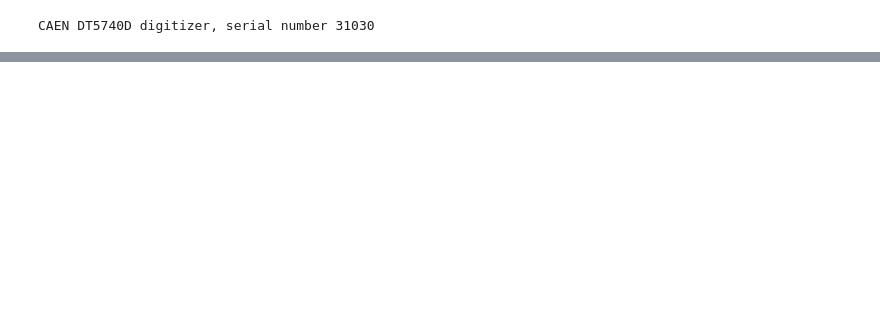
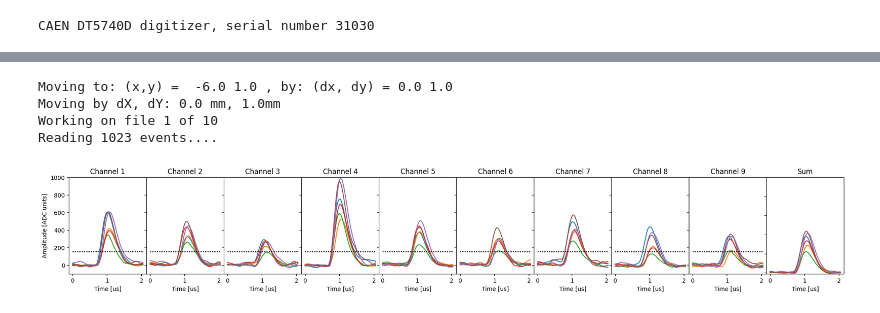
Before and after one commit to Moore-Lab/nanospheres, a Jupyter notebook: DAQ/CAEN/acquire_dt5740_waveforms.ipynb, the cells around one changed output, grey strips where cells are left out. Cells and saved outputs as stored; diff of their text form; code cells hidden in the pictures; blank space fills up the shorter version.

```diff
--- a/DAQ/CAEN/acquire_dt5740_waveforms.ipynb
+++ b/DAQ/CAEN/acquire_dt5740_waveforms.ipynb
@@ -16,6 +14,14 @@ AttributeError: module 'instekPPX10005' has no attribute 'set_volt'
 # %%
-## move stage (x,y in mm)
-vs.set_output(instek, 'on')
-sc.move_stage(-1,-1)
-time.sleep(10)
-vs.set_output(instek, 'off')
+def do_move_stage(x_mm,y_mm):
+    ## move stage (x,y in mm)
+    vs.set_output(instek, 'on')
+    time.sleep(0.1)
+    if(not vs.get_output(instek)):
+        return False
+
+    success=sc.move_stage(x_mm,y_mm)
+    nmm = np.max(np.abs([x_mm, y_mm]))
+    time.sleep(10*nmm)
+    vs.set_output(instek, 'off')
+
+    return success
@@ -145,0 +133,48 @@ print(len(wf[0]))
+# %%
+Nfiles = 10
+save_data = True
+make_plot = True
+path = "D:/data/SiPM/waveforms/20240506/pos_scan_grid/"
+
+
+curr_pos = (-6, 0)
+pos_x = np.arange(-8, 8.5, 1)
+pos_y = np.arange(-8, 8.5, 1)
+
+num_retries = 10
+wait_time = 1
+
+for p_x in pos_x:
+    if(p_x % 2 == 0):
+        cpy = 1.0*pos_y
+    else:
+        cpy = 1.0*pos_y[::-1]
+    for p_y in cpy:
+
+        if(p_x < -6 or p_y <=0): continue
+
+        dx, dy = p_x-curr_pos[0], p_y - curr_pos[1]
+        print("Moving to: (x,y) = ", p_x, p_y, ', by: (dx, dy) =', dx, dy)
+
+        success = do_move_stage(dx,dy)
+        time.sleep(wait_time)
+
+        if(not success):
+            for i in range(num_retries):
+                print("Retrying, attempt %d"%i)
+                success = do_move_stage(dx,dy)
+                if(success):
+                    time.sleep(wait_time)
+                    break
+
+        if(success):
+            curr_pos = (p_x, p_y)
+
+        curr_file = "Am241_28V_x%.1f_y%.1f_%s.pkl"%(curr_pos[0], curr_pos[1], "%d")
+        take_N_files_CAEN(Nfiles, path=path, file_name=curr_file, make_plot=make_plot, save_data=save_data)
+# %% [output]
+Moving to: (x,y) =  -6.0 1.0 , by: (dx, dy) = 0.0 1.0
+Moving by dX, dY: 0.0 mm, 1.0mm
+Working on file 1 of 10
+Reading 1023 events....
+[figure, added]
```
Also changed, not shown: parts of 8 cells of this notebook, 5 other files.
